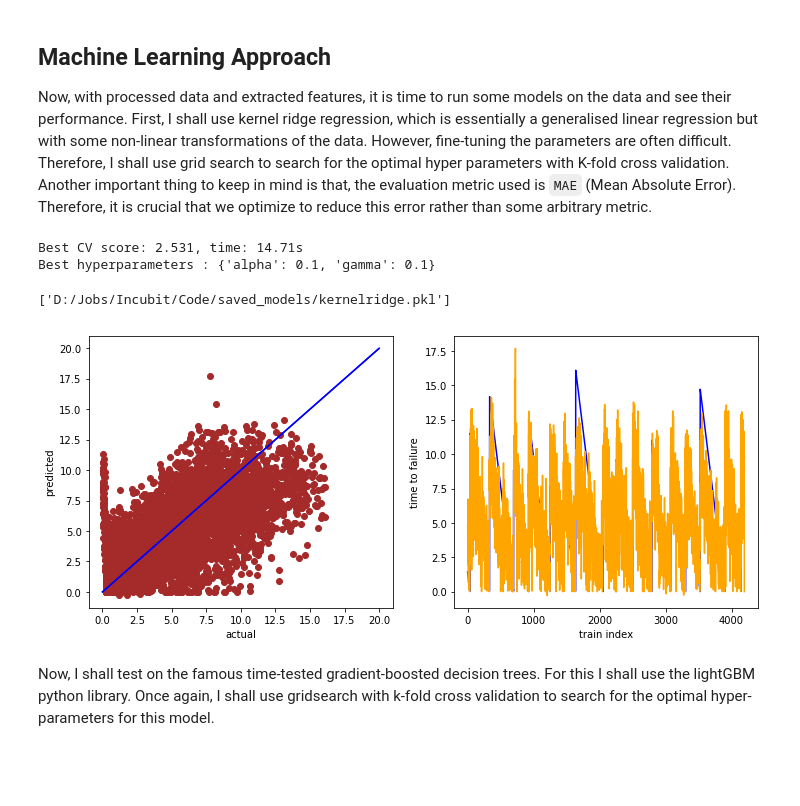
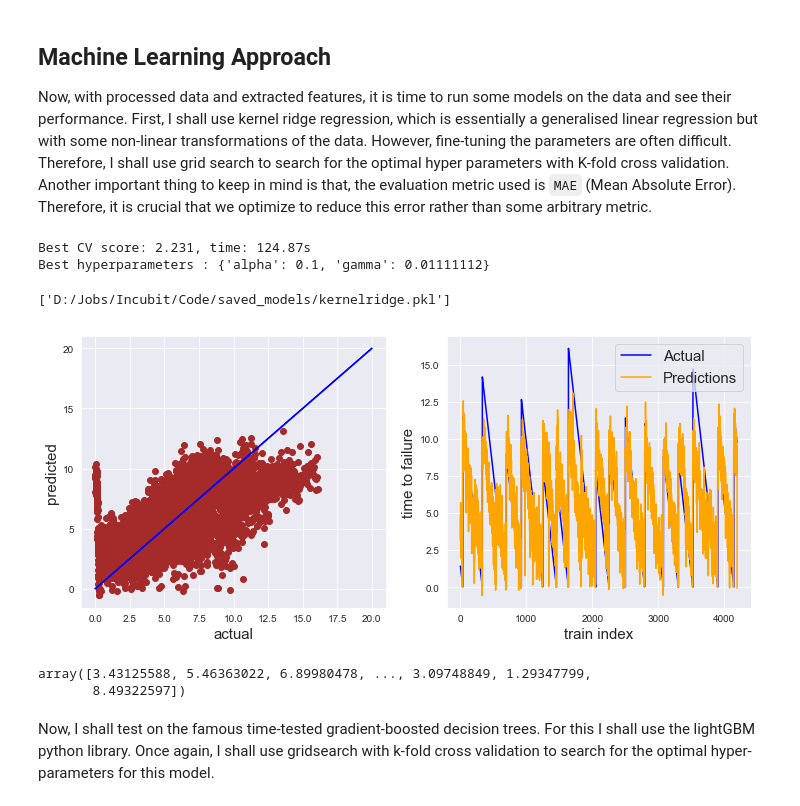
Before and after one commit to AntixK/Earthquake-Prediction, a Jupyter notebook: Main.ipynb, the cells around one changed output. Drawn from its saved outputs; the diff is of its cells as text; code cells hidden in the pictures; blank space fills up the shorter version.

```diff
--- a/Main.ipynb
+++ b/Main.ipynb
@@ -137,7 +225,9 @@ X_tr.head()
 Now, with processed data and extracted features, it is time to run some models on the data and see their performance. First, I shall use kernel ridge regression, which is essentially a generalised linear regression but with some non-linear transformations of the data. However, fine-tuning the parameters are often difficult. Therefore, I shall use grid search to search for the optimal hyper parameters with K-fold cross validation. Another important thing to keep in mind is that, the evaluation metric used is `MAE` (Mean Absolute Error). Therefore, it is crucial that we optimize to reduce this error rather than some arbitrary metric.
 # %%
 def grid_search_cv(model, grid, features, target,num_folds = 5):
-    """Search for the optimal hyperparameter-combination in the given grid."""
+    """
+    Search for the optimal hyperparameter-combination in the given grid.
+    """
     start_time = time()
     reggressor = GridSearchCV(model, grid, cv=num_folds, scoring='neg_mean_absolute_error')
     reggressor.fit(features, target)
@@ -147,8 +237,10 @@ def grid_search_cv(model, grid, features, target,num_folds = 5):
     print("Best hyperparameters :", reggressor.best_params_)
     return reggressor.best_params_
 
-def make_predictions(model, features, target,num_folds = 5, test=None, plot=True, lgb=False):
-    """Train the estimator and make predictions for oof and test data."""
+def model_predict(model, features, target,num_folds = 5, test=None, plot=True, lgb=False):
+    """
+    Train the estimator and make predictions for oof and test data.
+    """
     folds = KFold(num_folds, shuffle=True)
     oof_predictions = np.zeros(features.shape[0])
     if test is not None:
@@ -168,39 +260,51 @@ def make_predictions(model, features, target,num_folds = 5, test=None, plot=True
         if test is not None:
             sub_predictions += model.predict(test).flatten() / num_folds
 
-    # Plot out-of-fold predictions vs actual values
+    # Plot out-of-fold predictions (oof) vs actual values (Code taken from a Kaggle kernel)
     if plot:
         fig, axis = plt.subplots(1, 2, figsize=(12,5))
         ax1, ax2 = axis
-        ax1.set_xlabel('actual')
-        ax1.set_ylabel('predicted')
-        ax2.set_xlabel('train index')
-        ax2.set_ylabel('time to failure')
+        ax1.set_xlabel('actual',fontsize=15)
+        ax1.set_ylabel('predicted',fontsize=15)
+        ax2.set_xlabel('train index',fontsize=15)
+        ax2.set_ylabel('time to failure',fontsize=15)
         ax1.scatter(target, oof_predictions, color='brown')
         ax1.plot([(0, 0), (20, 20)], [(0, 0), (20, 20)], color='blue')
-        ax2.plot(target, color='blue', label='y_train')
-        ax2.plot(oof_predictions, color='orange')
+        ax2.plot(target, color='blue', label='Actual')
+        ax2.plot(oof_predictions, color='orange',label = 'Predictions')
+        plt.legend(fontsize=15)
     if test is not None:
         return oof_predictions, sub_predictions
     else:
         return oof_predictions, model
 # %%
-scaler = StandardScaler()
+# Kernel Ridge Regression
+scaler = StandardScaler() # Z-score normalize the data features
 X_train_scaled = scaler.fit_transform(X_tr)
 target = y_tr.values.flatten()
 num_folds = 5
 
 # We essentially optimize over the gamma parameter of the rbf kernel and the scaling alpha
 grid = [{'gamma': np.linspace(1e-8, 0.1, 10), 'alpha': [0.0005, 0.001, 0.02, 0.08, 0.1]}]
 
 params = grid_search_cv(KernelRidge(kernel='rbf'), grid, X_train_scaled, target)
-kr_oof, trained_model = make_predictions(KernelRidge(kernel='rbf', **params), X_train_scaled, target)
-joblib.dump(trained_model, SAVE_MODEL_PATH+'kernelridge.pkl')
+kr_oof, kridge_model = model_predict(KernelRidge(kernel='rbf', **params), X_train_scaled, target)
+
+
+# Save trained model
+joblib.dump(kridge_model, SAVE_MODEL_PATH+'kernelridge.pkl')
 # %% [output]
-Best CV score: 2.531, time: 14.71s
-Best hyperparameters : {'alpha': 0.1, 'gamma': 0.1}
+Best CV score: 2.231, time: 124.87s
+Best hyperparameters : {'alpha': 0.1, 'gamma': 0.01111112}
 ['D:/Jobs/Incubit/Code/saved_models/kernelridge.pkl']
-[figure, old version]
+[figure, new version]
+# %%
+# Predict the values on the test data
+X_test_scaled = scaler.fit_transform(X_ts)
+kridge_model.predict(X_test_scaled).flatten()
+# %% [output]
+array([3.43125588, 5.46363022, 6.89980478, ..., 3.09748849, 1.29347799,
+       8.49322597])
 # %% [markdown]
 Now, I shall test on the famous time-tested gradient-boosted decision trees. For this I shall use the lightGBM python library. Once again, I shall use gridsearch with k-fold cross validation to search for the optimal hyper-parameters for this model.
 # %%
```
Also changed, not shown: parts of 21 cells of this notebook, 12 other files.
